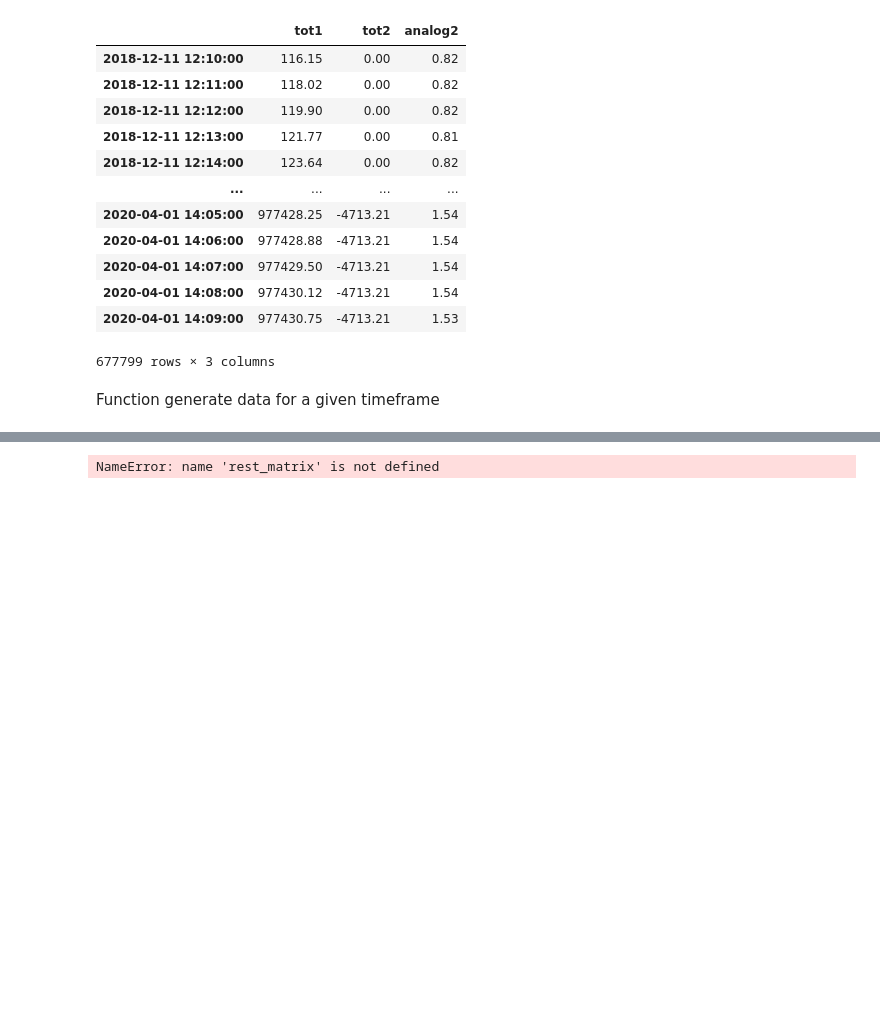
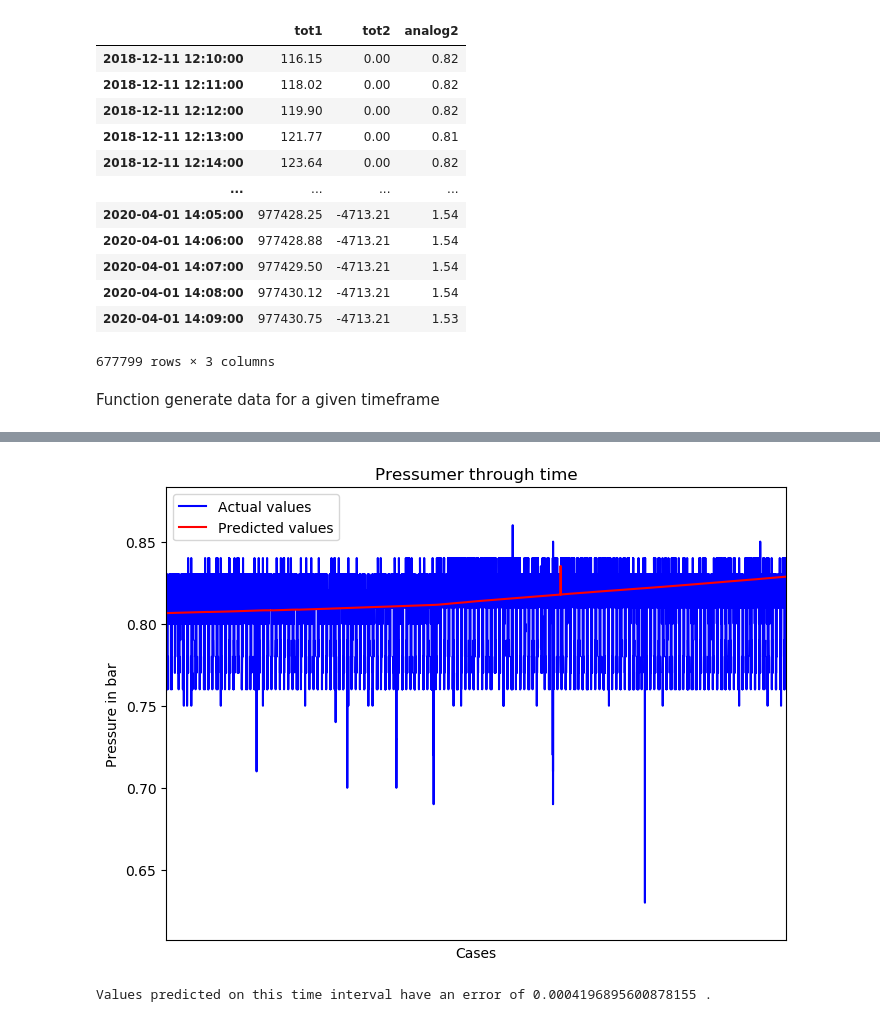
Before and after one commit to Zan-23/IJS_water_loss, a Jupyter notebook: notebooks/Predicting pressure and finding anomalies.ipynb, the cells around one changed output, grey strips where cells are left out. Drawn from its saved outputs; the diff is of its cells as text; code cells hidden in the pictures; blank space fills up the shorter version.

Commit message:
Made linear regression model, added plotting of actual values and predicted ones

```diff
--- a/notebooks/Predicting pressure and finding anomalies.ipynb
+++ b/notebooks/Predicting pressure and finding anomalies.ipynb
@@ -16,6 +16,7 @@ import matplotlib
 import matplotlib.pyplot as plt
 
 data_248 = pandas.read_json("../data/device_id_248.json")
+data_249 = pandas.read_json("../data/device_id_249.json")
 # %%
 # Already prepared data from Intial data analysis - removed empty rows and wrong dates
 data_248
@@ -38,39 +53,28 @@ Function generate data for a given timeframe
 # %%
 def generate_day_view(start_date, end_date, data):
-    if len(data.index) < 1:
-        raise Exception("No data for this date")
-
     start_day = start_date.strip() + " 00:00"
     end_day = end_date.strip() + " 23:59"
     data = data.loc[(data.index >= start_day) & (data.index <= end_day)]
 
-    timestamp = data.index.values
-    # y_axis = data[["analog2"]].to_numpy().ravel()
+    if len(data.index) < 1:
+        raise Exception("No data for this date")
 
     # all values without pressure -> [:,:3], just pressure -> [:,3:]
+    # TODO -> convert date to number format and try to find correlation ?
     data.index = pandas.to_datetime(data.index)
     matrix_X = data.reset_index().values
 
-    # matrix_X["index"] = pandas.to_datetime(matrix_X['index'])
-    # matrix_X = data.reset_index().values
-
-    # learn_Y = data.reset_index().values[:,3:]
     size_of_learn_set = round(len(matrix_X) * 0.70)
 
+    # Dividing data on the test and learn set
     learn_set = matrix_X[:size_of_learn_set]
     test_set  = matrix_X[size_of_learn_set:]
 
     model = LinearRegression()
-    # model.fit(matrix_X[:,:3], matrix_X[:,3:])
-    # predicted_values = model.predict(test_set)
+    model.fit(learn_set[:,1:3], learn_set[:,3:])
+    predicted_values = model.predict(test_set[:,1:3])
 
-    return timestamp
+    accuracy = mean_squared_error(test_set[:,3:], predicted_values)
+    draw_given_and_predicted(test_set[:,3:], predicted_values)
 
-
-    """timestamp = timestamp.tolist()
-    common = []
-    for i in range(0, len(y_axis)):
-        common.append([timestamp[i], y_axis[i]])
-
-    combined = np.vstack((timestamp.tolist(), y_axis))
-    return common"""
+    return accuracy
@@ -84,3 +81,9 @@ array(['2020-01-01T00:00:00.000000000', '2020-01-01T00:01:00.000000000',
+# %%
+acc = generate_day_view("2018-01-01", "2020-04-01", data_249)
+print("Values predicted on this time interval have an error of", acc, ".")
+# %% [output]
+[figure, added]
+Values predicted on this time interval have an error of 0.0004196895600878155 .
 # %%
 # Napovedana vrednost - aka tuki smo iskali oceno, na zacetku smo dali ocene vseh filmov in uporabnika,
 # pol smo pa dali uporabnika in ocene in je probalo napovedat
@@ -91,23 +94,4 @@ Napovedat hocmo pritisk torej je pritisk to, napovedat ga hocmo na podlagi param
 - Y bodo pa pritiski [1.5, 1.5, 1.6, ....]
 - za predictat pa vzamem spet matriko X -  [[time, tot1, tot2],... ] za en dan... -> vrne mi vrednosti
 - to pol comparam z dejanskim pritiskom od takrat in zracunam razliko med napovedanim
-"""
-
-rest_matrix =  rest_matrix[user_vector > 0]
-user_vector = user_vector[user_vector > 0]   # vrzem vn tiste ki si jih ni ogledu
-
-learn_len = round(len(user_vector) * 0.75)
-user_vector_learn = user_vector[:learn_len]
-user_vector_test  = user_vector[learn_len:]
-
-learn_set = rest_matrix[:learn_len]
-test_set  = rest_matrix[learn_len:]
-
-model = LinearRegression()
-model.fit(learn_set, user_vector_learn)
-predicted_values = model.predict(test_set)
-
-accuracy = mean_squared_error(predicted_values, user_vector_test)
-accuracy_arr.append(accuracy)
+""";
-# %% [output]
-NameError: name 'rest_matrix' is not defined
```
Also changed, not shown: parts of 4 cells of this notebook.
